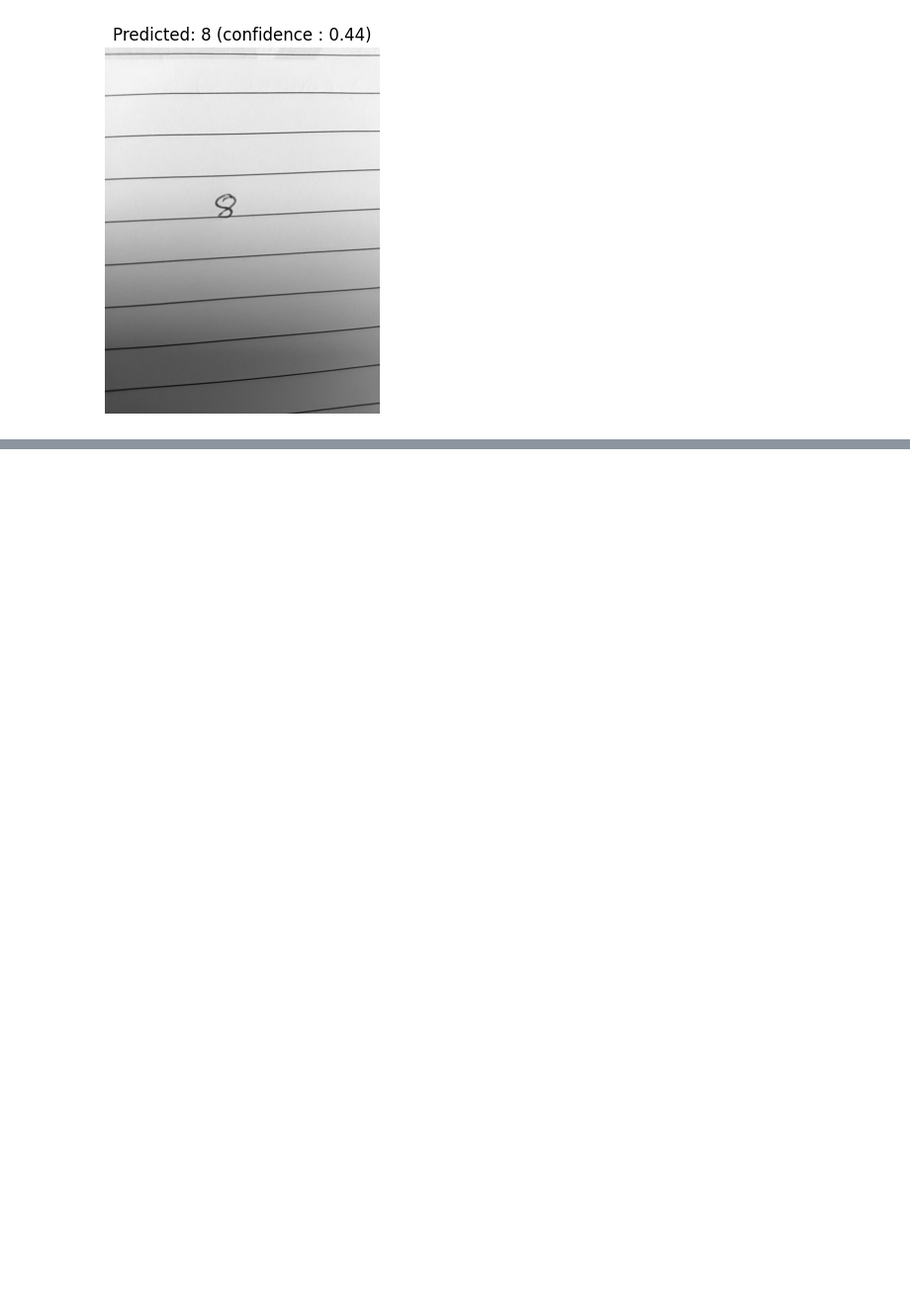
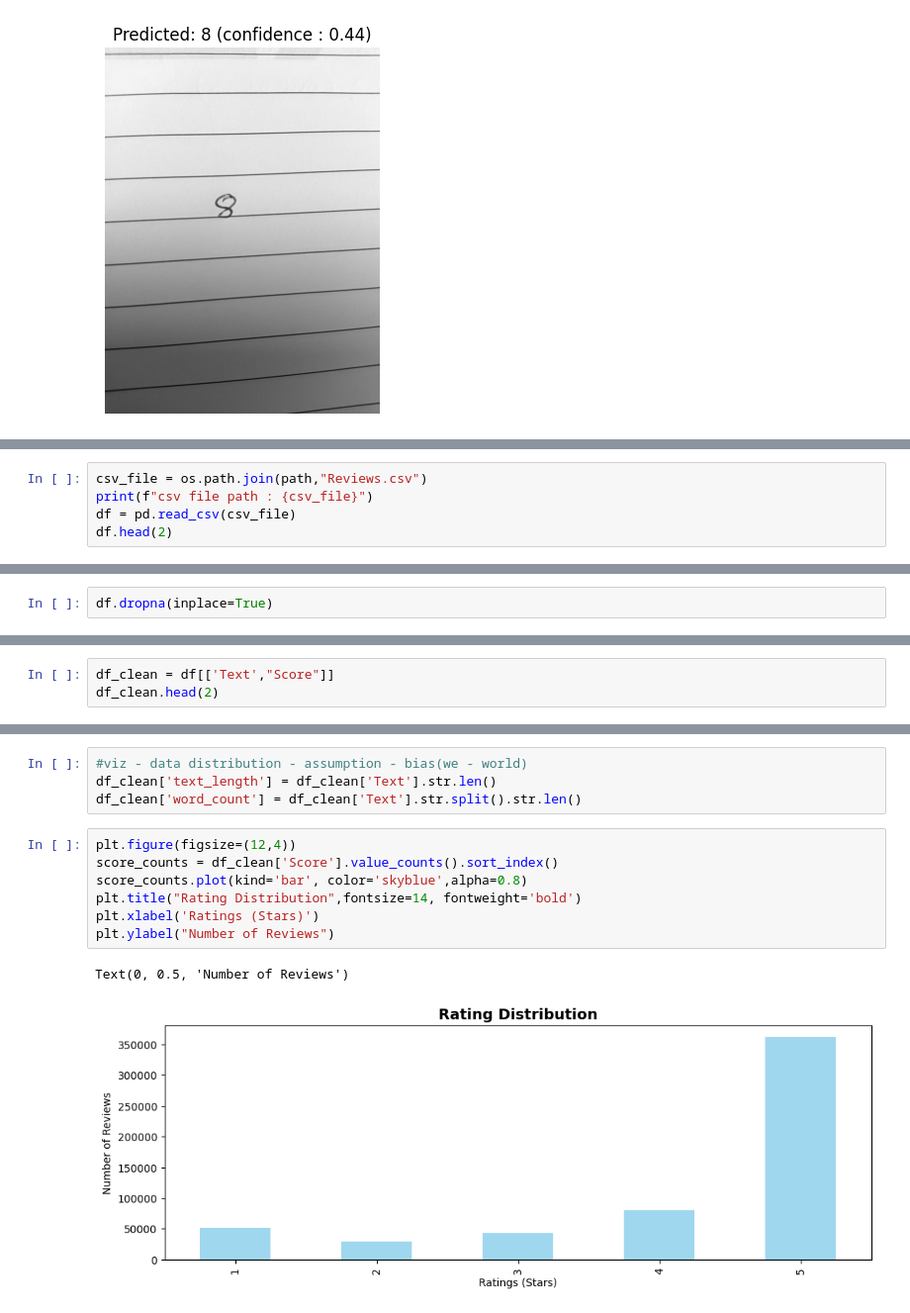
Before and after one commit to Kavia-M/Data_science_course-Intellipaat, a Jupyter notebook: Python/Classwork/Trainers_notes/AI(Deep_Learning)/all_i_want_is_aiai.ipynb, the cells around one changed output, grey strips where cells are left out. Shown at 99% size. Drawn from its saved outputs; the diff is of its cells as text; blank space fills up the shorter version.

```diff
--- a/Python/Classwork/Trainers_notes/AI(Deep_Learning)/all_i_want_is_aiai.ipynb
+++ b/Python/Classwork/Trainers_notes/AI(Deep_Learning)/all_i_want_is_aiai.ipynb
@@ -1064,0 +1204,5 @@ Confidence : 0.44315677881240845
+# %%
+csv_file = os.path.join(path,"Reviews.csv")
+print(f"csv file path : {csv_file}")
+df = pd.read_csv(csv_file)
+df.head(2)
@@ -1064,0 +1249,2 @@ Confidence : 0.44315677881240845
+# %%
+df.dropna(inplace=True)
@@ -1064,0 +1283,3 @@ Confidence : 0.44315677881240845
+# %%
+df_clean = df[['Text',"Score"]]
+df_clean.head(2)
@@ -1064,0 +1322,14 @@ Confidence : 0.44315677881240845
+# %%
+#viz - data distribution - assumption - bias(we - world)
+df_clean['text_length'] = df_clean['Text'].str.len()
+df_clean['word_count'] = df_clean['Text'].str.split().str.len()
+# %%
+plt.figure(figsize=(12,4))
+score_counts = df_clean['Score'].value_counts().sort_index()
+score_counts.plot(kind='bar', color='skyblue',alpha=0.8)
+plt.title("Rating Distribution",fontsize=14, fontweight='bold')
+plt.xlabel('Ratings (Stars)')
+plt.ylabel("Number of Reviews")
+# %% [output]
+Text(0, 0.5, 'Number of Reviews')
+[figure, added]
```
Also changed, not shown: parts of 67 cells of this notebook.
